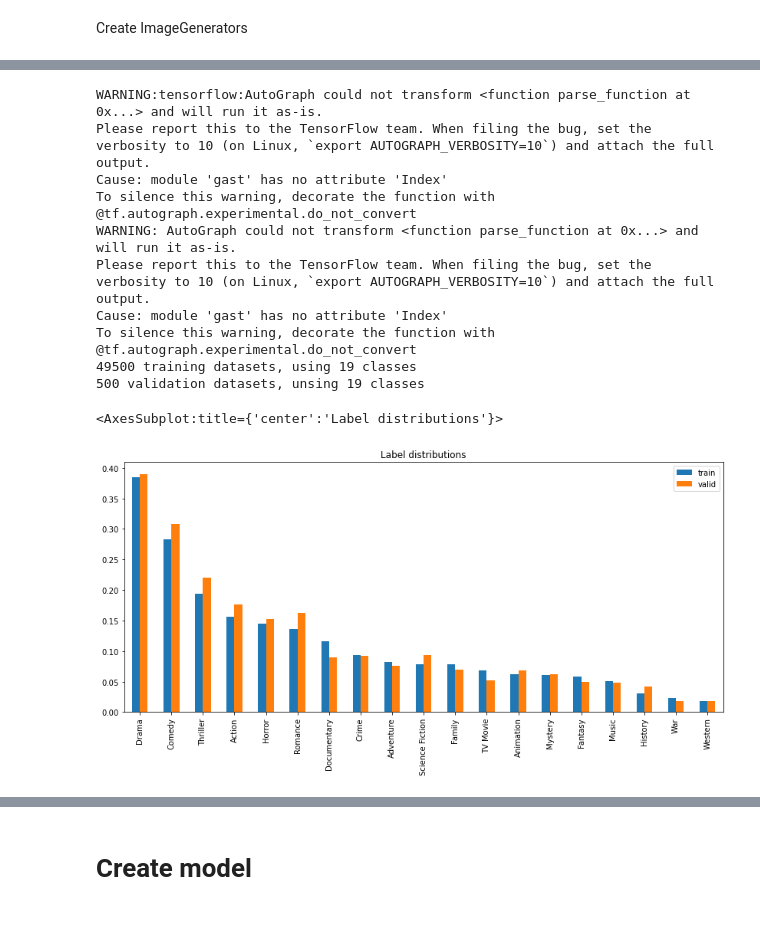
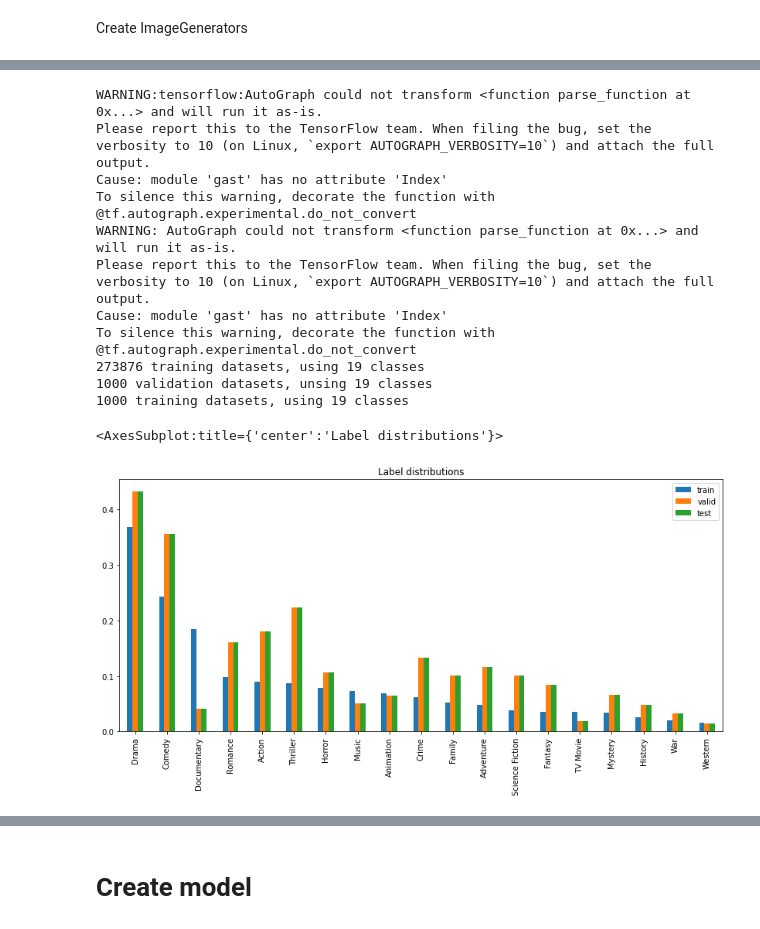
Before and after one commit to rainerenglisch/AIDA_movie_genre, a Jupyter notebook: notebooks/05_best_model.ipynb, the cells around one changed output, grey strips where cells are left out. Cells and saved outputs as stored; diff of their text form; code cells hidden in the pictures.

```diff
--- a/notebooks/05_best_model.ipynb
+++ b/notebooks/05_best_model.ipynb
@@ -46,18 +46,18 @@ ImageFile.LOAD_TRUNCATED_IMAGES = True
 # %% [markdown]
 # Configuration
 # %%
-# Config
-USE_MOST_POPULAR = True
+# Model
+MODEL_2_LOAD = "InceptionResNetV2_corrected_20210323T223046Z.hd5"
+MODEL_NAME = "InceptionResNetV2_Xceptionv4_Customized"
+USE_MOST_POPULAR = False
 NUM_MOST_POPULAR = 50000
+DO_TRAIN_VALID_SPLIT = False
 
-DP_TFDATA = "Data pipeline using tf.data"
-DP_IMGGEN = "Data pipeline using tf.keras.ImageGenerator"
-DP = DP_TFDATA
+BATCH_SIZE = 64*4
+EPOCHS = 10
+AUTOTUNE = tf.data.experimental.AUTOTUNE  # Adapt preprocessing and prefetching dynamically to reduce GPU and CPU idle time
 
-LR = 1e-5 # Keep it small when transfer learning
-BATCH_SIZE = 64
-EPOCHS = 5
-AUTOTUNE = tf.data.experimental.AUTOTUNE  # Adapt preprocessing and prefetching dynamically to reduce GPU and CPU idle time
+DO_SHUFFLE = False
 SHUFFLE_BUFFER_SIZE = 1024 # Shuffle the training data by a chunck of 1024 observations
 
 IMG_DIMS = [299, 299]
@@ -67,6 +67,12 @@ LABEL_COLS = ['Action', 'Adventure', 'Animation', 'Comedy', 'Crime',
               'Music', 'Mystery', 'Romance', 'Science Fiction', 'TV Movie',
               'Thriller', 'War', 'Western']
 
+# Data pipeline
+DP_TFDATA = "Data pipeline using tf.data"
+DP_IMGGEN = "Data pipeline using tf.keras.ImageGenerator"
+DP = DP_TFDATA
+
+# Directories
 DIR = './'
 DATA_DIR_POSTER = DIR + '../data/raw/posters_v3/'
 DATA_DIR_INTERIM = DIR + "../data/interim/"
@@ -77,6 +83,7 @@ IMAGES_DIR = DATA_DIR_POSTER
 SEED = const.SEED
 TENSORBOARD_LOGDIR = DIR + "tensorboard_logs/scalars/"
 
+# Display of dataframes
 pd.set_option('display.max_colwidth', None)
 # %%
 gpus = tf.config.list_physical_devices('GPU')
@@ -199,6 +174,6 @@ df.shape
 (273876, 32)
 # %%
 # Read test datasets from file
-df_test = pd.read_parquet(DATA_DIR_INTERIM + "df_test_v3.gzip")
+df_test = pd.read_csv(DATA_DIR_INTERIM + "df_test_v3.csv")
 df_test.shape
 # %% [output]
@@ -261,7 +256,13 @@ memory usage: 12.0+ MB
  Create ImageGenerators
 # %%
 print(DP)
-df_train, df_valid = skms.train_test_split(df, test_size=0.01, random_state=SEED)
-df_train.head()
+
+if DO_TRAIN_VALID_SPLIT:
+    df_train, df_valid = skms.train_test_split(df, test_size=0.2, random_state=SEED)
+else:
+    df_train = df
+    df_valid = df_test
+
+df_train.shape, df_valid.shape
 # %% [output]
 Data pipeline using tf.data
@@ -275,4 +270,6 @@ Data pipeline using tf.data
 # %%
+#tf.autograph.set_verbosity(3, True)
+
 if DP == DP_IMGGEN:
     datagen = ImageDataGenerator(rescale=1 / 255.)#, validation_split=0.1)
 
@@ -280,7 +277,7 @@ if DP == DP_IMGGEN:
         dataframe=df_train,
         directory=IMAGES_DIR,
         x_col="filename",
-        y_col="genre_id",
+        y_col="genre_ids2_list",
         batch_size=BATCH_SIZE,
         seed=SEED,
         shuffle=True,
@@ -294,7 +291,21 @@ if DP == DP_IMGGEN:
         dataframe=df_valid,
         directory=IMAGES_DIR,
         x_col="filename",
-        y_col="genre_id",
+        y_col="genre_ids2_list",
+        batch_size=BATCH_SIZE,
+        seed=SEED,
+        shuffle=False,
+        class_mode="categorical",
+        target_size=(299, 299),
+        subset='training',
+        validate_filenames=True
+    )
+
+    test_generator = datagen.flow_from_dataframe(
+        dataframe=df_test,
+        directory=IMAGES_DIR,
+        x_col="filename",
+        y_col="genre_ids2_list",
         batch_size=BATCH_SIZE,
         seed=SEED,
         shuffle=False,
@@ -308,12 +319,16 @@ else:
     y_train = df_train[LABEL_COLS].to_numpy()
     X_valid = df_valid.filename.to_numpy()
     y_valid = df_valid[LABEL_COLS].to_numpy()
+    X_test = df_test.filename.to_numpy()
+    y_test = df_test[LABEL_COLS].to_numpy()
 
     train_generator = create_dataset(X_train, y_train, cache=True)
     valid_generator = create_dataset(X_valid, y_valid, cache=True)
+    test_generator = create_dataset(X_test, y_test, cache=True)
 
     print(f"{len(X_train)} training datasets, using {y_train.shape[1]} classes")
     print(f"{len(X_valid)} validation datasets, unsing {y_valid.shape[1]} classes")
+    print(f"{len(X_test)} training datasets, using {y_test.shape[1]} classes")
 # %% [output]
 WARNING:tensorflow:AutoGraph could not transform <function parse_function at 0x...> and will run it as-is.
 Please report this to the TensorFlow team. When filing the bug, set the verbosity to 10 (on Linux, `export AUTOGRAPH_VERBOSITY=10`) and attach the full output.
@@ -323,22 +338,23 @@ WARNING: AutoGraph could not transform <function parse_function at 0x...> and wi
 Please report this to the TensorFlow team. When filing the bug, set the verbosity to 10 (on Linux, `export AUTOGRAPH_VERBOSITY=10`) and attach the full output.
 Cause: module 'gast' has no attribute 'Index'
 To silence this warning, decorate the function with @tf.autograph.experimental.do_not_convert
-49500 training datasets, using 19 classes
-500 validation datasets, unsing 19 classes
+273876 training datasets, using 19 classes
+1000 validation datasets, unsing 19 classes
+1000 training datasets, using 19 classes
 # %%
 # Show label distribution
 df_tmp = df = pd.DataFrame(
     {
         'train': df_train[LABEL_COLS].sum()/len(df_train),
         'valid': df_valid[LABEL_COLS].sum()/len(df_valid),
-        'test': df_test[label_columns].sum()/len(df_test)
+        'test': df_test[LABEL_COLS].sum()/len(df_test)
     },
     index=LABEL_COLS
 )
 df_tmp.sort_values('train', ascending=False).plot.bar(figsize=(14,6), title='Label distributions')
 # %% [output]
 <AxesSubplot:title={'center':'Label distributions'}>
-[figure, old version]
+[figure, new version]
 # %%
 df_train.info()
 # %% [output]
```
Also changed, not shown: parts of 45 cells of this notebook, 1 other file.
